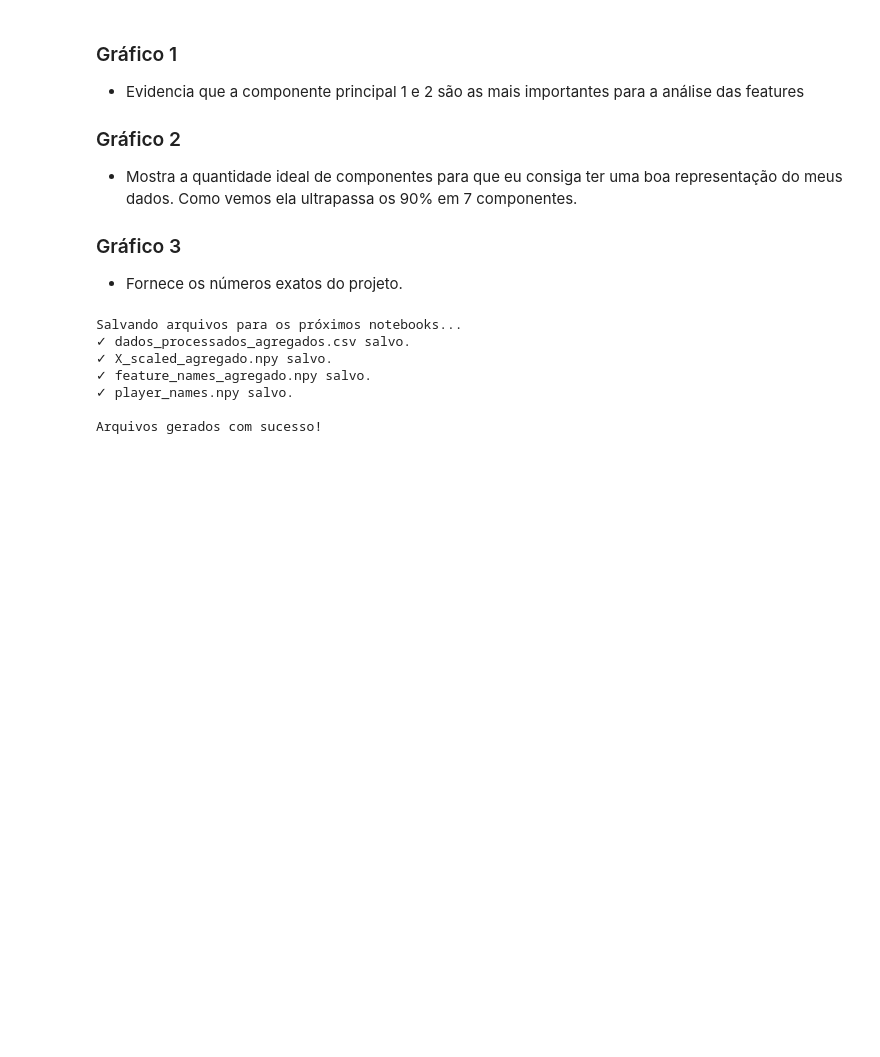
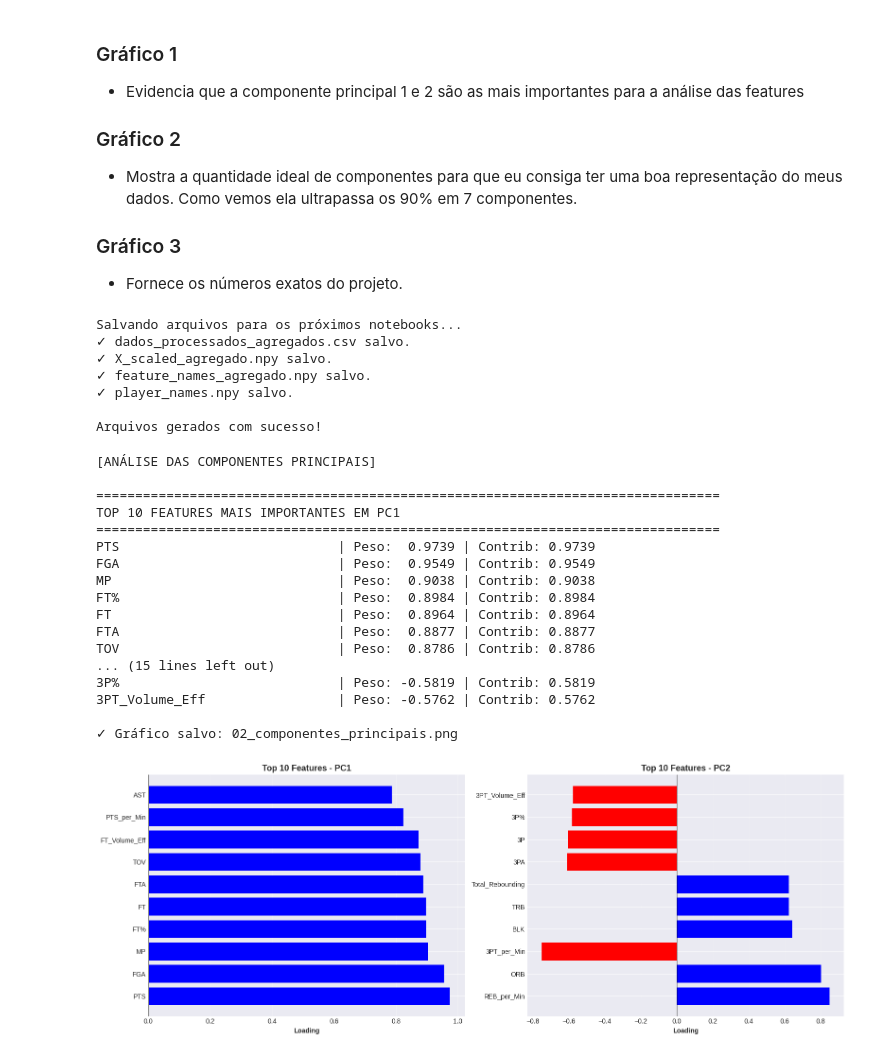
Before and after one commit to devgalvas/nba-kmeans-analysis, a Jupyter notebook: notebook/1_PCA.ipynb, the cells around one changed output. Drawn from its saved outputs; the diff is of its cells as text; code cells hidden in the pictures; blank space fills up the shorter version.

```diff
--- a/notebook/1_PCA.ipynb
+++ b/notebook/1_PCA.ipynb
@@ -478,3 +478,81 @@ Salvando arquivos para os próximos notebooks...
 ✓ player_names.npy salvo.
 
 Arquivos gerados com sucesso!
+# %%
+# Analisar as componentes principais
+print("\n[ANÁLISE DAS COMPONENTES PRINCIPAIS]\n")
+
+# Obter os loadings (pesos) de cada feature nas componentes
+loadings = pca_2d.components_.T * np.sqrt(pca_2d.explained_variance_)
+
+# Criar DataFrame para melhor visualização
+loadings_df = pd.DataFrame(
+    loadings,
+    columns=['PC1', 'PC2'],
+    index=feature_names
+)
+
+# Adicionar magnitude absoluta para ordenação
+loadings_df['PC1_abs'] = np.abs(loadings_df['PC1'])
+loadings_df['PC2_abs'] = np.abs(loadings_df['PC2'])
+
+print("=" * 80)
+print("TOP 10 FEATURES MAIS IMPORTANTES EM PC1")
+print("=" * 80)
+top_pc1 = loadings_df.sort_values('PC1_abs', ascending=False).head(10)
+for idx, row in top_pc1.iterrows():
+    print(f"{idx:30s} | Peso: {row['PC1']:7.4f} | Contrib: {row['PC1_abs']:6.4f}")
+
+print("\n" + "=" * 80)
+print("TOP 10 FEATURES MAIS IMPORTANTES EM PC2")
+print("=" * 80)
+top_pc2 = loadings_df.sort_values('PC2_abs', ascending=False).head(10)
+for idx, row in top_pc2.iterrows():
+    print(f"{idx:30s} | Peso: {row['PC2']:7.4f} | Contrib: {row['PC2_abs']:6.4f}")
+
+# Visualizar graficamente
+fig, axes = plt.subplots(1, 2, figsize=(16, 6))
+
+# PC1
+top10_pc1 = loadings_df.sort_values('PC1_abs', ascending=False).head(10)
+axes[0].barh(range(10), top10_pc1['PC1'], color=['red' if x < 0 else 'blue' for x in top10_pc1['PC1']])
+axes[0].set_yticks(range(10))
+axes[0].set_yticklabels(top10_pc1.index)
+axes[0].set_xlabel('Loading', fontweight='bold')
+axes[0].set_title('Top 10 Features - PC1', fontsize=13, fontweight='bold')
+axes[0].axvline(x=0, color='black', linestyle='-', linewidth=0.8)
+axes[0].grid(axis='x', alpha=0.3)
+
+# PC2
+top10_pc2 = loadings_df.sort_values('PC2_abs', ascending=False).head(10)
+axes[1].barh(range(10), top10_pc2['PC2'], color=['red' if x < 0 else 'blue' for x in top10_pc2['PC2']])
+axes[1].set_yticks(range(10))
+axes[1].set_yticklabels(top10_pc2.index)
+axes[1].set_xlabel('Loading', fontweight='bold')
+axes[1].set_title('Top 10 Features - PC2', fontsize=13, fontweight='bold')
+axes[1].axvline(x=0, color='black', linestyle='-', linewidth=0.8)
+axes[1].grid(axis='x', alpha=0.3)
+
+plt.tight_layout()
+plt.savefig('../images/02_componentes_principais.png', dpi=300, bbox_inches='tight')
+print("\n✓ Gráfico salvo: 02_componentes_principais.png")
+plt.show()
+# %% [output]
+[ANÁLISE DAS COMPONENTES PRINCIPAIS]
+
+================================================================================
+TOP 10 FEATURES MAIS IMPORTANTES EM PC1
+================================================================================
+PTS                            | Peso:  0.9739 | Contrib: 0.9739
+FGA                            | Peso:  0.9549 | Contrib: 0.9549
+MP                             | Peso:  0.9038 | Contrib: 0.9038
+FT%                            | Peso:  0.8984 | Contrib: 0.8984
+FT                             | Peso:  0.8964 | Contrib: 0.8964
+FTA                            | Peso:  0.8877 | Contrib: 0.8877
+TOV                            | Peso:  0.8786 | Contrib: 0.8786
+... (15 lines left out)
+3P%                            | Peso: -0.5819 | Contrib: 0.5819
+3PT_Volume_Eff                 | Peso: -0.5762 | Contrib: 0.5762
+
+✓ Gráfico salvo: 02_componentes_principais.png
+[figure, added]
```
Also changed, not shown: parts of 1 cell of this notebook, 1 other file.
